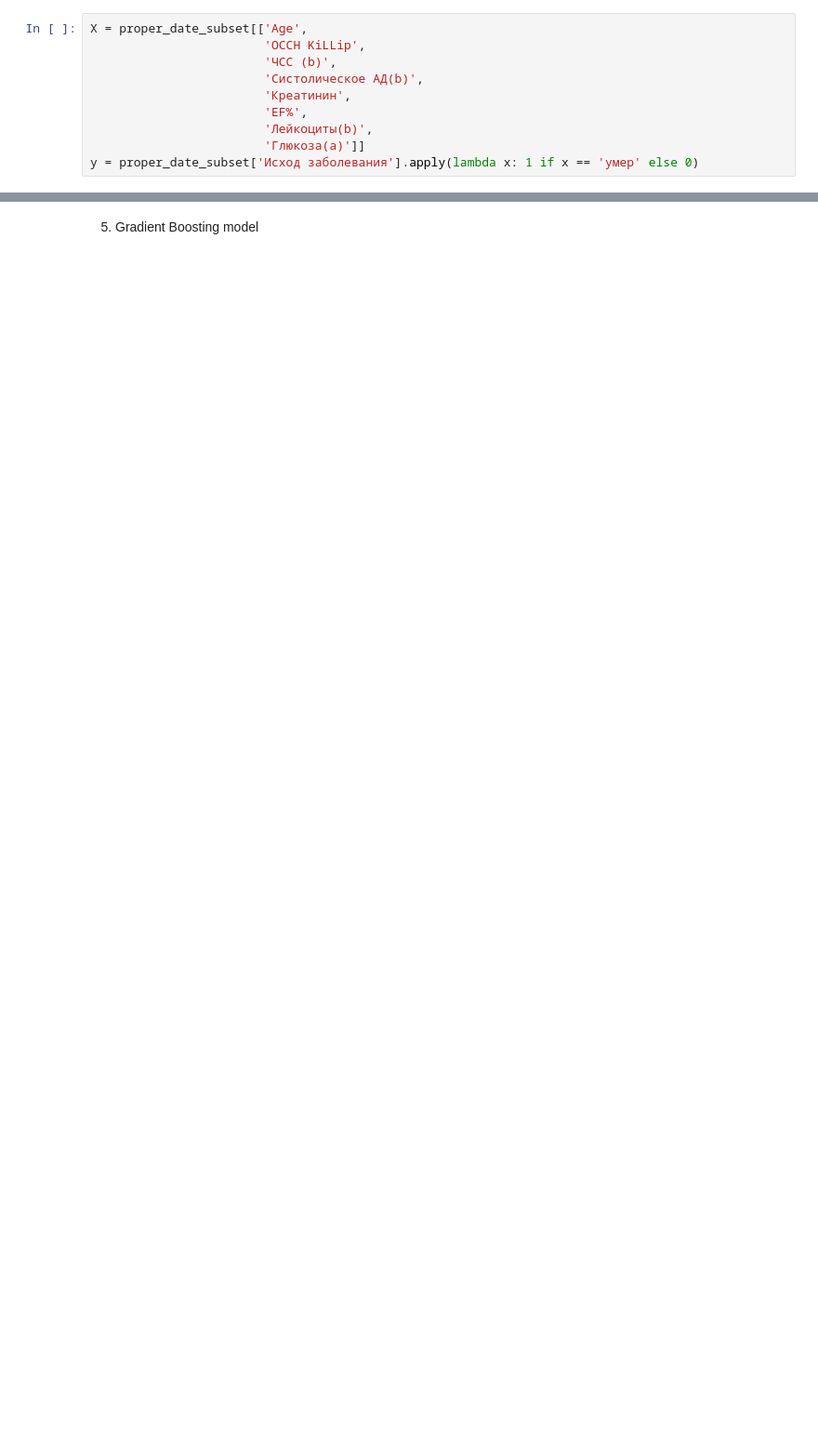
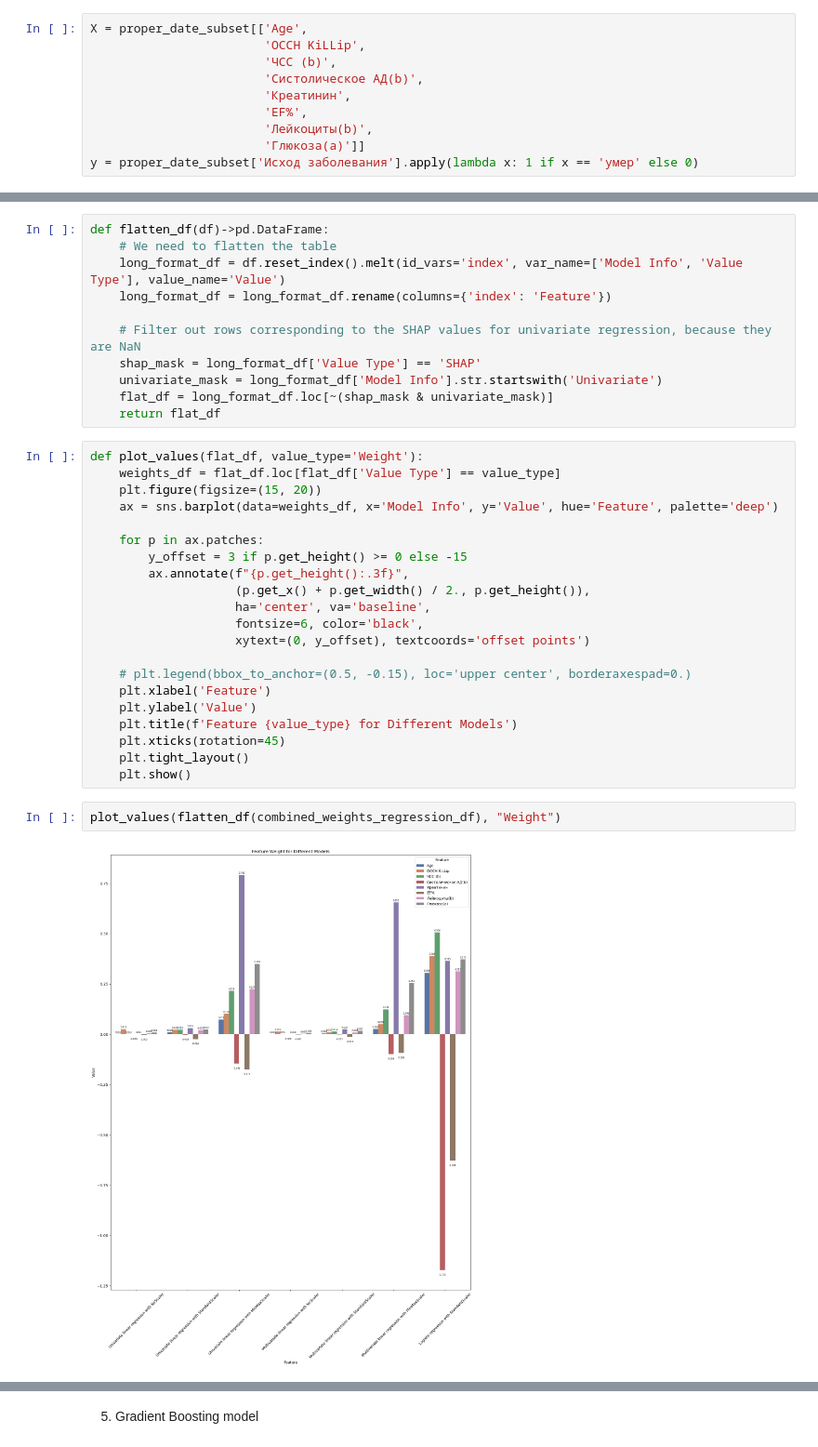
Before and after one commit to bvpotapenko/feat-imp-research, a Jupyter notebook: feat-imp-research.ipynb, the cells around one changed output, grey strips where cells are left out. Shown at 93% size. Saved outputs shown, nothing was run; the diff lists cells and outputs as text; blank space fills up the shorter version.

Commit message:
All models

```diff
--- a/feat-imp-research.ipynb
+++ b/feat-imp-research.ipynb
@@ -252,0 +486,36 @@ plt.show()
+# %%
+def flatten_df(df)->pd.DataFrame:
+    # We need to flatten the table
+    long_format_df = df.reset_index().melt(id_vars='index', var_name=['Model Info', 'Value Type'], value_name='Value')
+    long_format_df = long_format_df.rename(columns={'index': 'Feature'})
+
+    # Filter out rows corresponding to the SHAP values for univariate regression, because they are NaN
+    shap_mask = long_format_df['Value Type'] == 'SHAP'
+    univariate_mask = long_format_df['Model Info'].str.startswith('Univariate')
+    flat_df = long_format_df.loc[~(shap_mask & univariate_mask)]
+    return flat_df
+# %%
+def plot_values(flat_df, value_type='Weight'):
+    weights_df = flat_df.loc[flat_df['Value Type'] == value_type]
+    plt.figure(figsize=(15, 20))
+    ax = sns.barplot(data=weights_df, x='Model Info', y='Value', hue='Feature', palette='deep')
+
+    for p in ax.patches:
+        y_offset = 3 if p.get_height() >= 0 else -15
+        ax.annotate(f"{p.get_height():.3f}",
+                    (p.get_x() + p.get_width() / 2., p.get_height()),
+                    ha='center', va='baseline',
+                    fontsize=6, color='black',
+                    xytext=(0, y_offset), textcoords='offset points')
+
+    # plt.legend(bbox_to_anchor=(0.5, -0.15), loc='upper center', borderaxespad=0.)
+    plt.xlabel('Feature')
+    plt.ylabel('Value')
+    plt.title(f'Feature {value_type} for Different Models')
+    plt.xticks(rotation=45)
+    plt.tight_layout()
+    plt.show()
+# %%
+plot_values(flatten_df(combined_weights_regression_df), "Weight")
+# %% [output]
+[figure, added]
```
Also changed, not shown: parts of 60 cells of this notebook, 42 other files.
